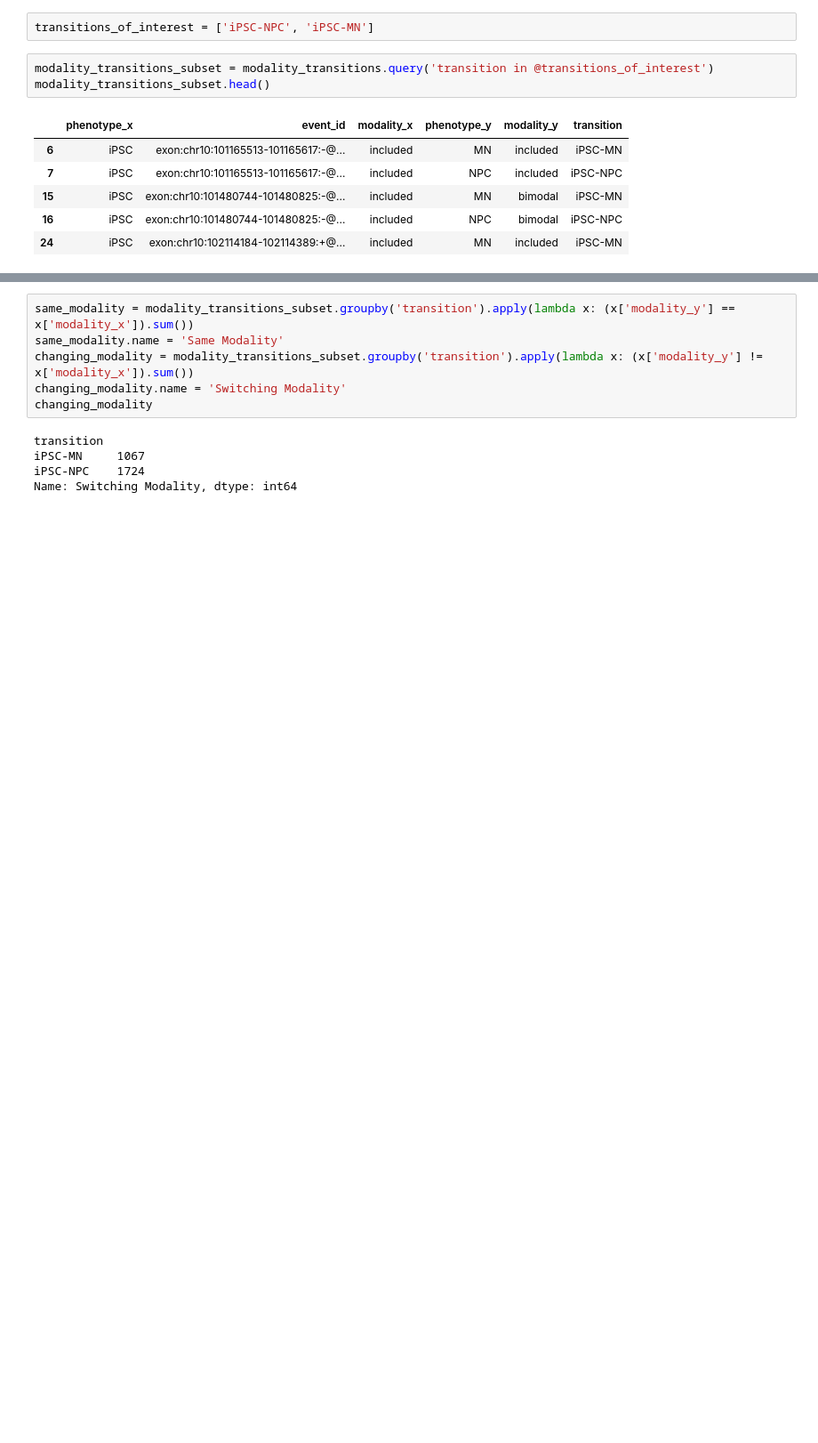
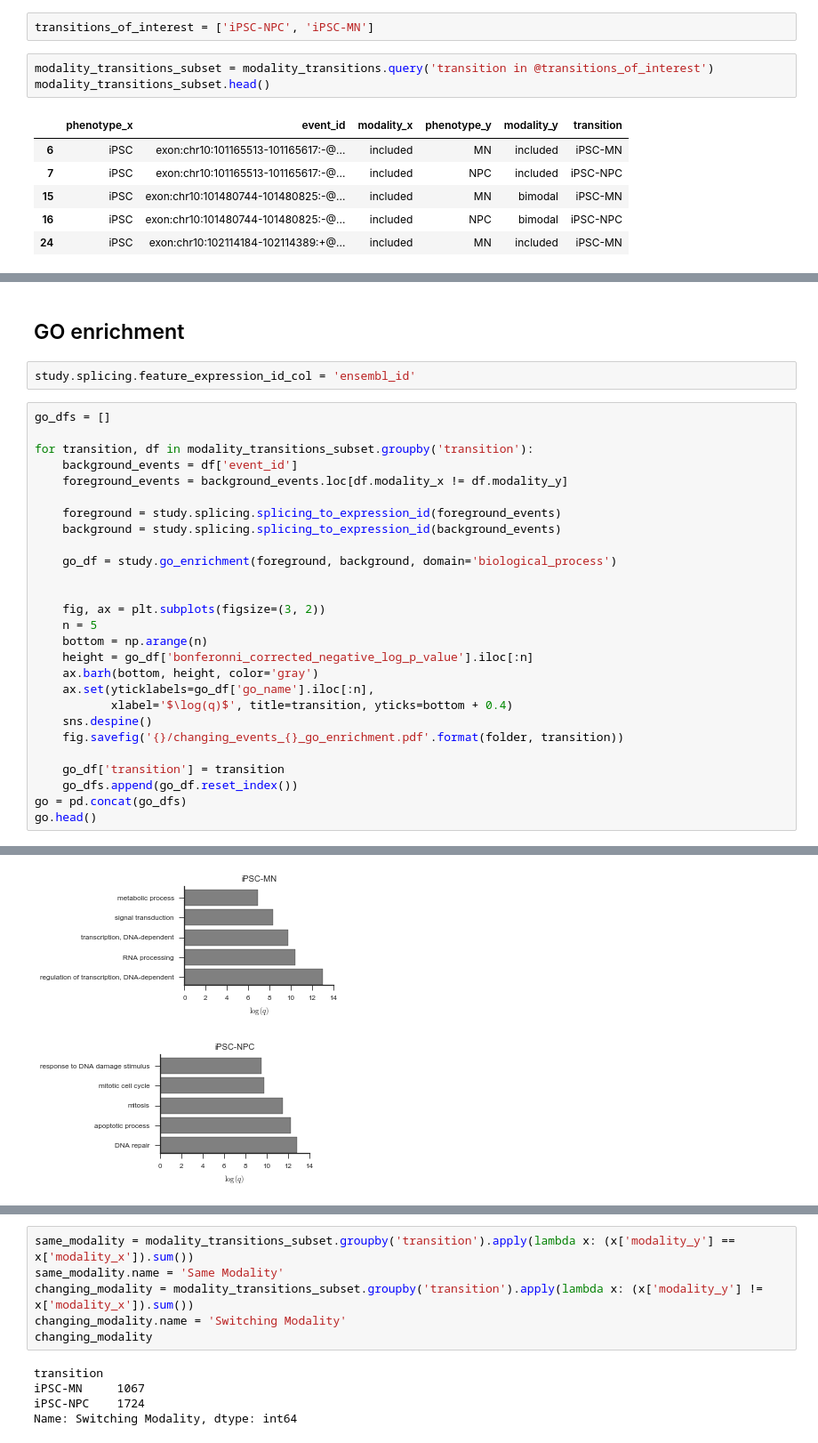
Before and after one commit to YeoLab/singlecell_pnm, a Jupyter notebook: 5._Figure_5/5.00_Figure_5A_modality_heatmap.ipynb, the cells around one changed output, grey strips where cells are left out. Shown at 89% size. Drawn from its saved outputs; the diff is of its cells as text; blank space fills up the shorter version.

```diff
--- a/5._Figure_5/5.00_Figure_5A_modality_heatmap.ipynb
+++ b/5._Figure_5/5.00_Figure_5A_modality_heatmap.ipynb
@@ -81,0 +103,32 @@ modality_transitions_subset.head()
+# %% [markdown]
+## GO enrichment
+# %%
+study.splicing.feature_expression_id_col = 'ensembl_id'
+# %%
+go_dfs = []
+
+for transition, df in modality_transitions_subset.groupby('transition'):
+    background_events = df['event_id']
+    foreground_events = background_events.loc[df.modality_x != df.modality_y]
+
+    foreground = study.splicing.splicing_to_expression_id(foreground_events)
+    background = study.splicing.splicing_to_expression_id(background_events)
+
+    go_df = study.go_enrichment(foreground, background, domain='biological_process')
+
+
+    fig, ax = plt.subplots(figsize=(3, 2))
+    n = 5
+    bottom = np.arange(n)
+    height = go_df['bonferonni_corrected_negative_log_p_value'].iloc[:n]
+    ax.barh(bottom, height, color='gray')
+    ax.set(yticklabels=go_df['go_name'].iloc[:n],
+           xlabel='$\log(q)$', title=transition, yticks=bottom + 0.4)
+    sns.despine()
+    fig.savefig('{}/changing_events_{}_go_enrichment.pdf'.format(folder, transition))
+
+    go_df['transition'] = transition
+    go_dfs.append(go_df.reset_index())
+go = pd.concat(go_dfs)
+go.head()
+# %% [output]
@@ -81,0 +141,2 @@ modality_transitions_subset.head()
+[figure, added]
+[figure, added]
```
Also changed, not shown: parts of 18 cells of this notebook, 27 other files.
